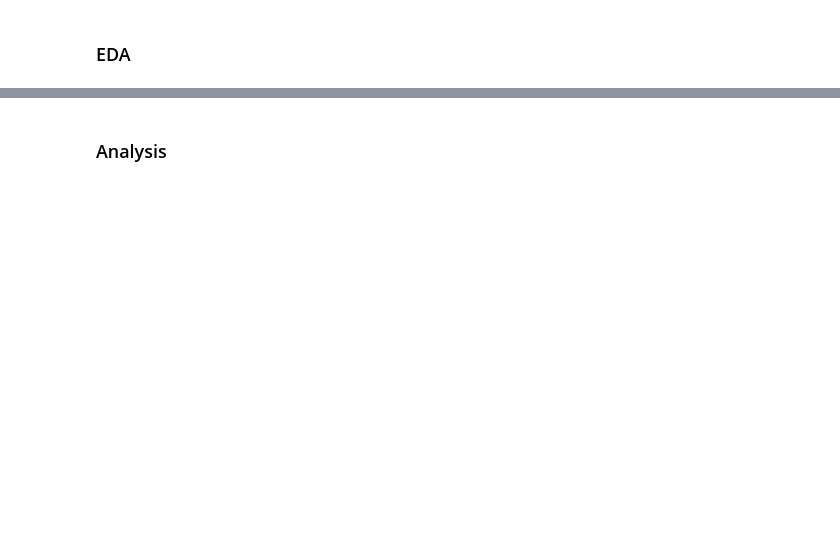
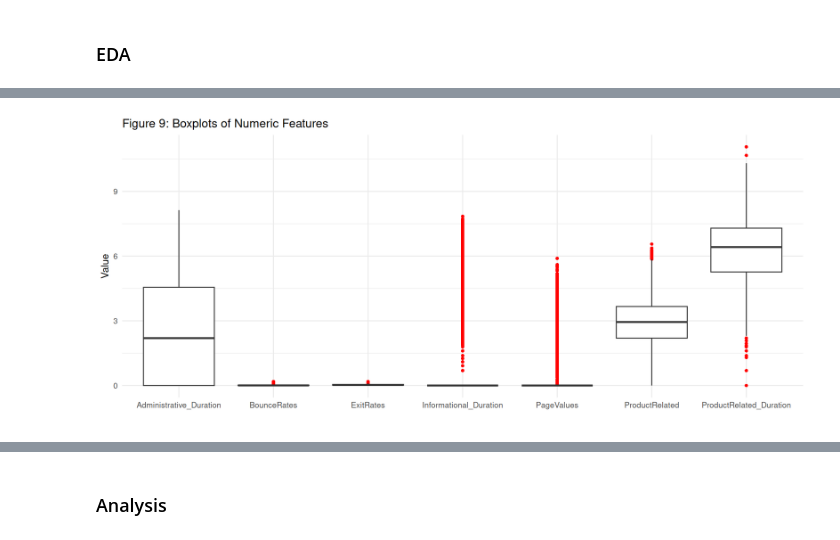
Before and after one commit to UBC-DSCI-310-2025W2/dsci-310-group-04, a Jupyter notebook: reports/milestone_1/milestone_1.ipynb, the cells around one changed output, grey strips where cells are left out. Cells and saved outputs as stored; diff of their text form; code cells hidden in the pictures; blank space fills up the shorter version.

```diff
--- a/reports/milestone_1/milestone_1.ipynb
+++ b/reports/milestone_1/milestone_1.ipynb
@@ -31,0 +410,44 @@ library(tidyverse)
+# %%
+# Fix numeric features
+cleaned_shoppers_train <- cleaned_cat_shoppers_train %>%
+    mutate(
+        Administrative_Duration = log1p(Administrative_Duration),
+        BounceRates = log1p(BounceRates),
+        ExitRates = log1p(ExitRates),
+        Informational_Duration = log1p(Informational_Duration),
+        PageValues = log1p(PageValues),
+        ProductRelated = log1p(ProductRelated),
+        ProductRelated_Duration = log1p(ProductRelated_Duration)
+    )
+
+cleaned_shoppers_test <- cleaned_cat_shoppers_test %>%
+    mutate(
+        Administrative_Duration = log1p(Administrative_Duration),
+        BounceRates = log1p(BounceRates),
+        ExitRates = log1p(ExitRates),
+        Informational_Duration = log1p(Informational_Duration),
+        PageValues = log1p(PageValues),
+        ProductRelated = log1p(ProductRelated),
+        ProductRelated_Duration = log1p(ProductRelated_Duration)
+    )
+# %%
+# Retry Numeric Visualization
+cleaned_numeric_shoppers_train_long <- cleaned_shoppers_train %>%
+    select(where(is.numeric)) %>%
+    pivot_longer(
+        cols = everything(),
+        names_to = "Variable",
+        values_to = "Value"
+    )
+
+ggplot(cleaned_numeric_shoppers_train_long, aes(Variable, Value)) +
+    geom_boxplot(outlier.colour = "red", outlier.shape = 16) +
+    theme_minimal(base_size = 16) +
+    theme() +
+    labs(
+        title = "Figure 9: Boxplots of Numeric Features",
+        y = "Value",
+        x = ""
+    )
+# %% [output]
+[figure, added]
```
Also changed, not shown: parts of 26 cells of this notebook.
